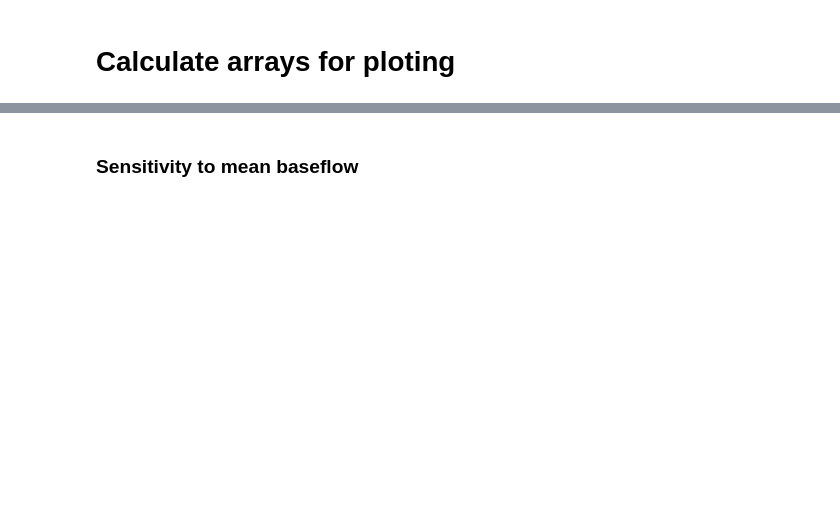
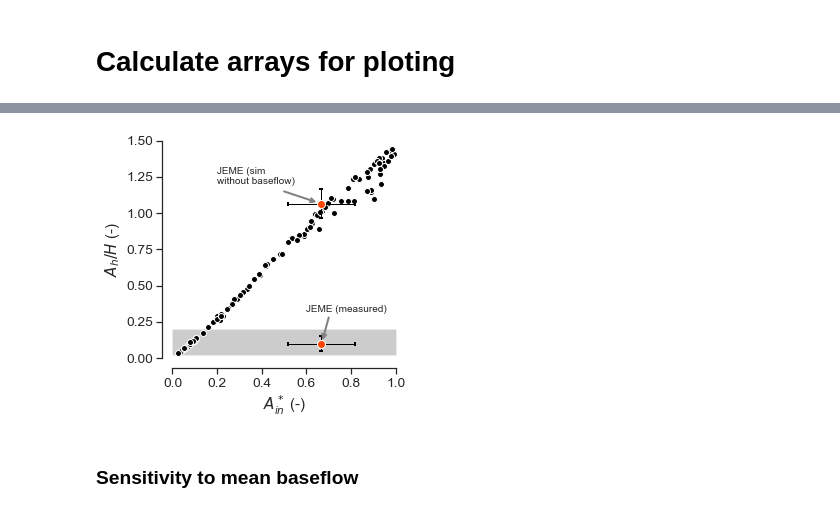
Before and after one commit to cctrunz/ModelRepo_pyMouShBaseflow_paper, a Jupyter notebook: Plot_corr_Baseflow_paper.ipynb, the cells around one changed output, grey strips where cells are left out. Cells and saved outputs as stored; diff of their text form; code cells hidden in the pictures; blank space fills up the shorter version.

Commit message:
update design on for TC figures (still need to update better Qin)

```diff
--- a/Plot_corr_Baseflow_paper.ipynb
+++ b/Plot_corr_Baseflow_paper.ipynb
@@ -164,3 +131,39 @@ no equilibrium
+# %%
+# Getting back the objects:
+with open('NDMIR.pkl', 'rb') as f:
+    head_amp_sim1, Qin_amp_sim1, Qin_mean_sim1, ice_thickness_sim1 = pickle.load(f)
+
+
+fig, ax1 = plt.subplots(figsize=(4,4))
+
+ax1.fill_between([0,1], 10/500,100/500, facecolor = 'black', alpha = 0.2,zorder=0)
+ax1.plot((np.array(Qin_amp_sim1))*2/np.array(Qin_mean_sim1),(np.array(head_amp_sim1)/ice_thickness_sim1),zorder=0,#*100,/expected_head_amplitude
+         linestyle='',marker='o',markeredgecolor='white', color='black')
+ax1.errorbar(0.2/0.3,original_head_amplitude/500, xerr=0.15, yerr=0.1,fmt='--o',
+             markeredgecolor='white', color = 'orangered', zorder=1, elinewidth=1,
+             ecolor='black', markersize= 8, capsize=2, capthick=2)
+ax1.errorbar(0.2/0.3,expected_head_amplitude/500, xerr=0.15, yerr=0.05,fmt='--o',
+             markeredgecolor='white', markersize= 8, color = 'orangered', zorder=1, elinewidth=1,
+             ecolor='black', capsize=2, capthick=2)
+#ax1.plot(0.2/0.3,original_head_amplitude/500,marker='o',markeredgewidth=2,markeredgecolor='red', color='black')
+#ax1.plot(0.2/0.3,expected_head_amplitude/500,marker='o',markeredgewidth=2,markeredgecolor='red', color='black')
+ax1.set_xlim([0,1])
+ax1.set_ylim([0,1.5])
+ax1.set_ylabel('$A_h/H$ (-)')#('$h^{\'}$ (-)')
+ax1.set_xlabel('$A_{in}^*$ (-)')#('bf_amplitude/bf_mean')#'Meltwater input variability (-)'
+sns.despine(offset=[10,10],trim=True, ax=ax1)
+
+ax1.add_artist(ConnectionPatch((0.5,1.15),(0.2/0.3,original_head_amplitude/500),'data','data', shrinkB=5,
+                arrowstyle="->", color='grey', linewidth=2))
+ax1.text(0.2,1.2,'JEME (sim \nwithout baseflow)',fontsize=10)
+
+ax1.add_artist(ConnectionPatch((0.7,0.28),(0.2/0.3,0.09),'data','data', shrinkB=5,
+                arrowstyle="->", color='grey', linewidth=2))
+ax1.text(0.6,0.32,'JEME (measured)',fontsize=10)
+
+plt.savefig('Corr_QIN.pdf',bbox_inches = 'tight')
+# %% [output]
+[figure, added]
 # %% [markdown]
 ### Sensitivity to mean baseflow
 # %%
```
Also changed, not shown: parts of 8 cells of this notebook, 1 other file.
